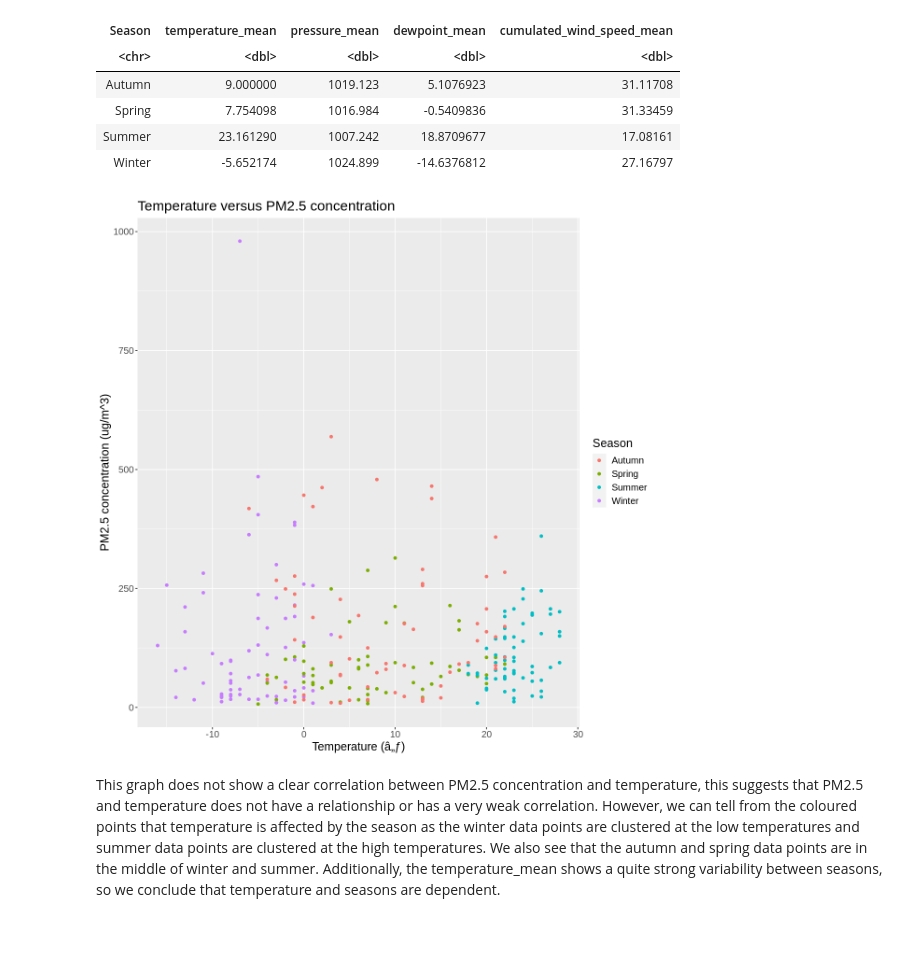
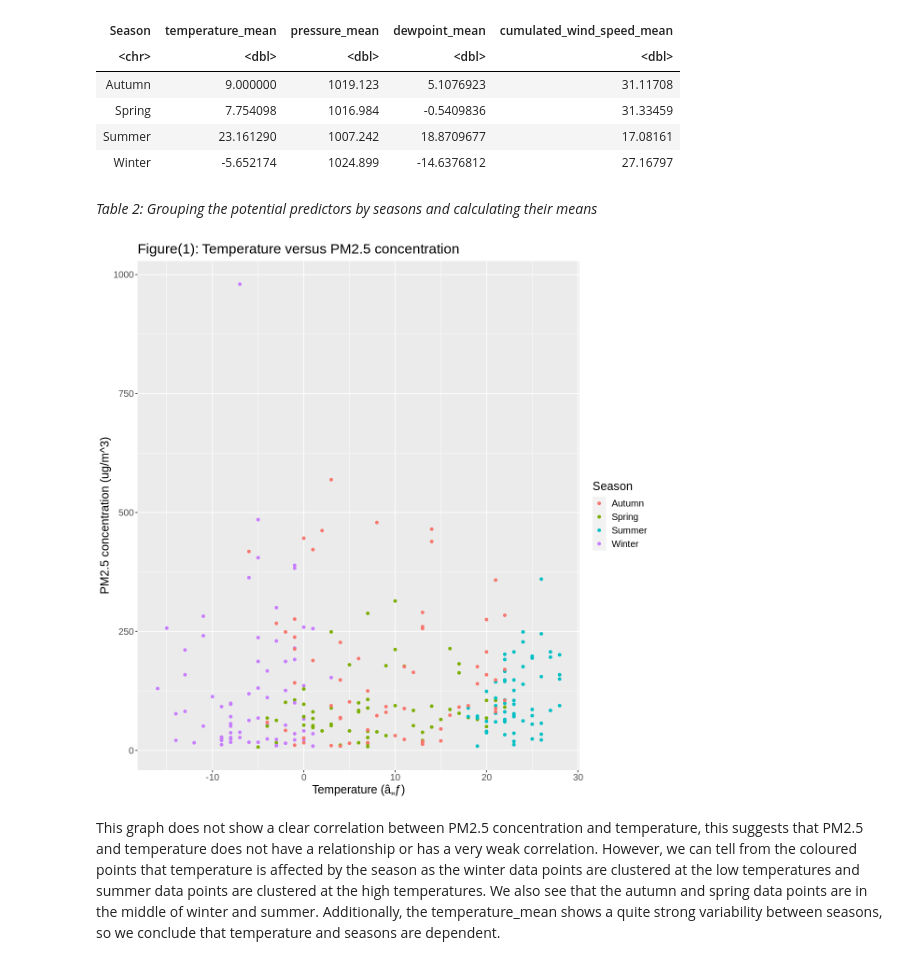
Before and after one commit to gbrwg/DSCI100-Group-Project, a Jupyter notebook: group_project_report.ipynb, the cells around one changed output. Cells and saved outputs as stored; diff of their text form; code cells hidden in the pictures; blank space fills up the shorter version.

```diff
--- a/group_project_report.ipynb
+++ b/group_project_report.ipynb
@@ -110,17 +112,19 @@ A tibble: 4 × 5
 | Spring | 7.754098 | 1016.984 | -0.5409836 | 31.33459 |
 | Summer | 23.161290 | 1007.242 | 18.8709677 | 17.08161 |
 | Winter | -5.652174 | 1024.899 | -14.6376812 | 27.16797 |
+# %% [markdown]
+*Table 2: Grouping the potential predictors by seasons and calculating their means*
 # %%
 options(repr.plot.width = 10, repr.plot.height = 10)
 plotTEMP <- ggplot(pm2.5_plot_data, aes(x = TEMP, y = pm2.5, color = factor(Season))) +
         geom_point() +
         labs(x = "Temperature (â„ƒ)", y = "PM2.5 concentration (ug/m^3)", color = "Season") +
-        ggtitle("Temperature versus PM2.5 concentration")  +
+        ggtitle("Figure(1): Temperature versus PM2.5 concentration")  +
         theme(text = element_text(size=15))
 
 plotTEMP
 # %% [output]
-[figure, old version]
+[figure, new version]
 # %% [markdown]
 This graph does not show a clear correlation between PM2.5 concentration and temperature, this suggests that PM2.5 and temperature does not have a relationship or has a very weak correlation. However, we can tell from the coloured points that temperature is affected by the season as the winter data points are clustered at the low temperatures and summer data points are clustered at the high temperatures. We also see that the autumn and spring data points are in the middle of winter and summer. Additionally, the temperature_mean shows a quite strong variability between seasons, so we conclude that  temperature and seasons are dependent.
 # %%
```
Also changed, not shown: parts of 10 cells of this notebook.
